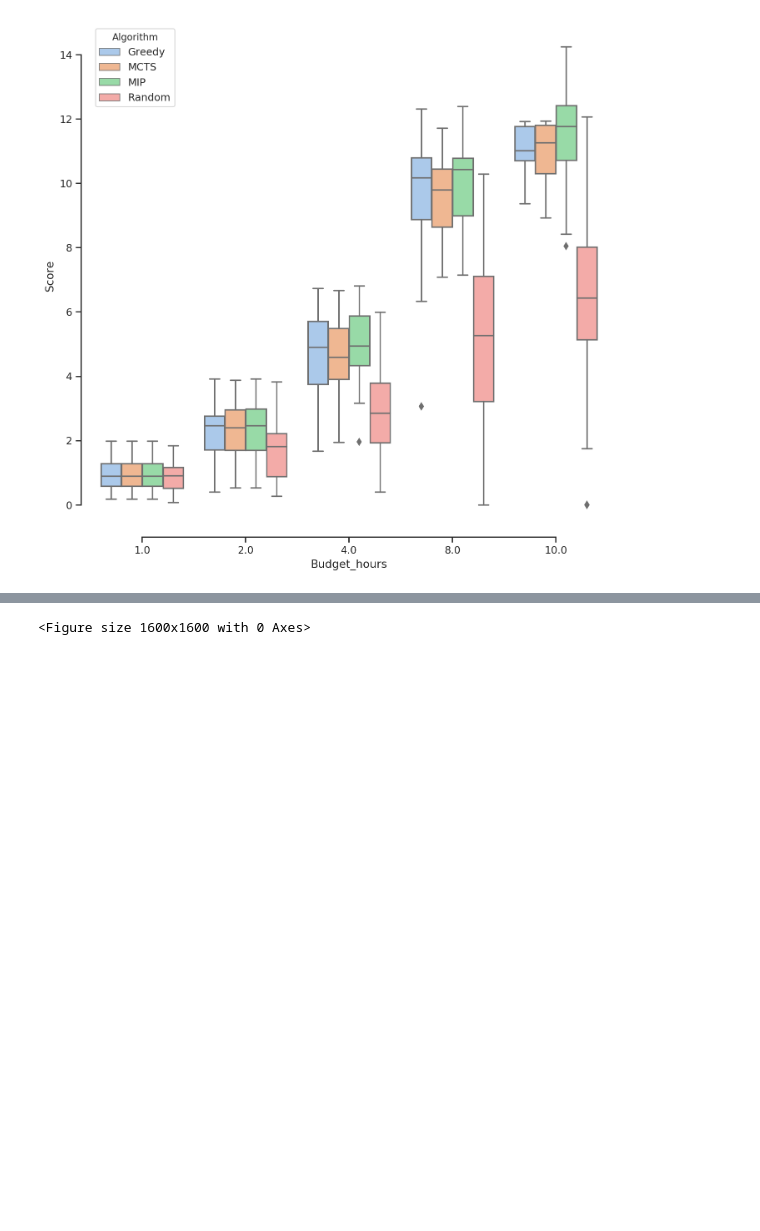
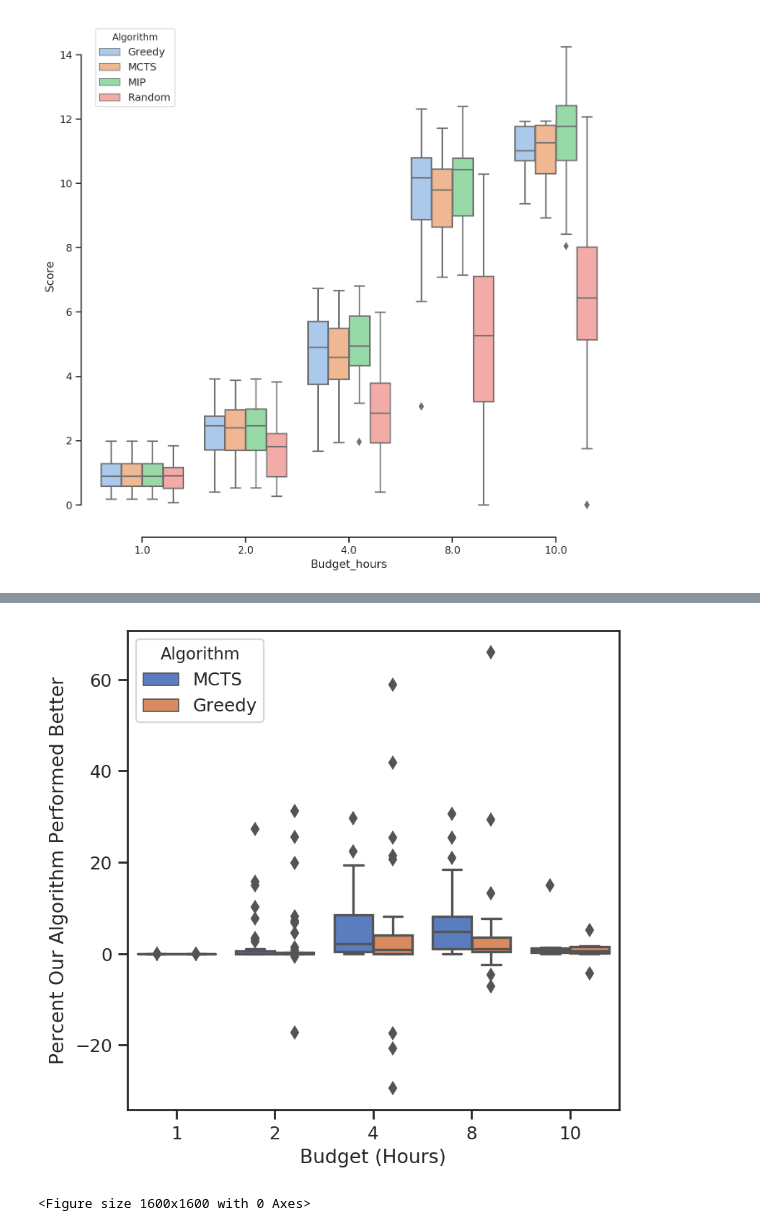
Before and after one commit to mlfrantz/OSU_MS_Robotics_Thesis, a Jupyter notebook: src/plotting_notebook.ipynb, the cells around one changed output, grey strips where cells are left out. Drawn from its saved outputs; the diff is of its cells as text; code cells hidden in the pictures; blank space fills up the shorter version.

Commit message:
Updated Plotting

```diff
--- a/src/plotting_notebook.ipynb
+++ b/src/plotting_notebook.ipynb
@@ -41,3 +41,89 @@ sns.despine(offset=10, trim=True)
 plt.show()
 # %% [output]
 [figure]
+# %%
+# Used for comparison for all algorithms
+dataPath = 'data/budget_test_all.csv'
+
+file_path = os.path.join(os.path.abspath('..'), dataPath)
+df = pd.read_csv(file_path)
+nsewConstraint = ['Algorithm', 'Map_Center', 'Start', 'Score', 'Run_Time_(sec)', 'Budget_hours', 'Constraints']
+df = df.filter(nsewConstraint)
+
+mip = df.query("Algorithm == 'MIP'")
+mcts = df.query("Algorithm == 'MCTS'")
+greedy = df.query("Algorithm == 'Greedy'")
+random_alg = df.query("Algorithm == 'Random'")
+
+values = []
+budget = [1, 2, 4, 8, 10]
+map_center = ['xLon: -91.19000, yLat: 28.82000', \
+              'xLon: -91.70000, yLat: 29.00000', \
+              'xLon: -92.70000, yLat: 28.80000', \
+              'xLon: -93.25000, yLat: 28.75000', \
+              'xLon: -96.50000, yLat: 25.00000']
+start_points = ['[1, 1]', '[1, 5]', '[1, 9]', '[5, 1]', '[5, 5]', '[5, 9]', '[9, 1]', '[9, 5]', '[9, 9]']
+for b in budget:
+    for alg in [mcts, greedy]:
+        for map_c in map_center:
+            for start in start_points:
+                mip_value = mip.loc[mip["Budget_hours"] == b][mip["Map_Center"] == map_c][mip["Start"] == start]
+                alg_value = alg.loc[alg["Budget_hours"] == b][alg["Map_Center"] == map_c][alg["Start"] == start]
+
+                if alg is mcts:
+                    algorithm = "MCTS"
+                elif alg is greedy:
+                    algorithm = "Greedy"
+                elif alg is random_alg:
+                    algorithm = "Random"
+
+                try:
+                    mip_num = mip_value.to_numpy()[0][3] # This will get the Score for MIP
+                    alg_num = alg_value.to_numpy()[0][3] # This will get the Score for the algorithm being compared
+#                     print(algorithm, (alb_num-mip_num/mip_num)*100 , b)
+#                     print(b)
+                    values.append((algorithm, ((mip_num-alg_num)/mip_num)*100 , b))
+                except:
+                    continue
+
+columns = ["Algorithm", "Percent_Improvement", "Budget_hours"]
+budget_df = pd.DataFrame(values, columns=columns)
+
+
+# # for b in budget:
+# #     temp = budget_df.loc[budget_df["Budget_hours"] == b]
+# #     mean_min = np.min(temp["Mean"])
+# #     std_min = np.min(temp["Std_Error"])
+# #     temp["Mean"] = (temp["Mean"]/mean_min)*100 - 100
+# #     budget_df.loc[budget_df["Budget_hours"] == b] = temp
+
+# width = 1/7
+# fig, ax = plt.subplots(figsize=(10,10))
+# plt.rcParams.update({'font.size':14})
+# budget = np.array(budget)
+
+
+# for b in budget:
+#     box_mip = ax.boxplot(budget_df.loc[budget_df["Algorithm"] == "MCTS"][budget_df["Budget_Hours" == b]]["Percent_Improvement"], labels=b, vert=True, notch=True)
+# # rect_same = ax.bar(budget-1.5*width, budget_df.loc[budget_df["Algorithm"] == "same_point"]["Mean"], width, color='g', yerr=budget_df.loc[budget_df["Algorithm"] == "same_point"]["Std_Error"])
+# # rect_nsew = ax.bar(budget-width/2, budget_df.loc[budget_df["Algorithm"] == "nsew"]["Mean"], width, color='r', yerr=budget_df.loc[budget_df["Algorithm"] == "same_point"]["Std_Error"])
+# # rect_diag = ax.bar(budget+width/2, budget_df.loc[budget_df["Algorithm"] == "diag"]["Mean"], width, color='purple', yerr=budget_df.loc[budget_df["Algorithm"] == "same_point"]["Std_Error"])
+
+# ax.set_ylabel("Average Score")
+# ax.set_xlabel("Budget (Hours)")
+# ax.set_xticks(budget)
+# # ax.legend((rect_none[0],rect_same[0], rect_nsew[0],rect_diag[0],rect_anti[0], rect_force[0]), ('None', 'Same Point Allowed', 'NSEW', "Diagonal Only", 'Anti-Curling', 'Forced Curling'))
+
+fig = plt.figure(figsize=(5.5,5.5), dpi=160, facecolor='w')
+plt.rcParams.update({'font.size':20})
+sns.set(style="ticks", palette="muted")
+sns.boxplot(x="Budget_hours", y="Percent_Improvement",
+            hue="Algorithm", data=budget_df)
+plt.ylabel('Percent Our Algorithm Performed Better')
+plt.xlabel('Budget (Hours)')
+# plt.ylim([-20,40])
+# sns.despine(offset=10, trim=True)
+#
+plt.savefig('/home/frantz/Documents/MIP_Research/mip_research/Pictures/' + 'algorithm_compare_norand.eps', format='eps')
+plt.show()
+# %% [output]
@@ -44 +132,2 @@ plt.show()
+[figure, added]
 # %%
```
Also changed, not shown: parts of 3 cells of this notebook, 2 other files.
